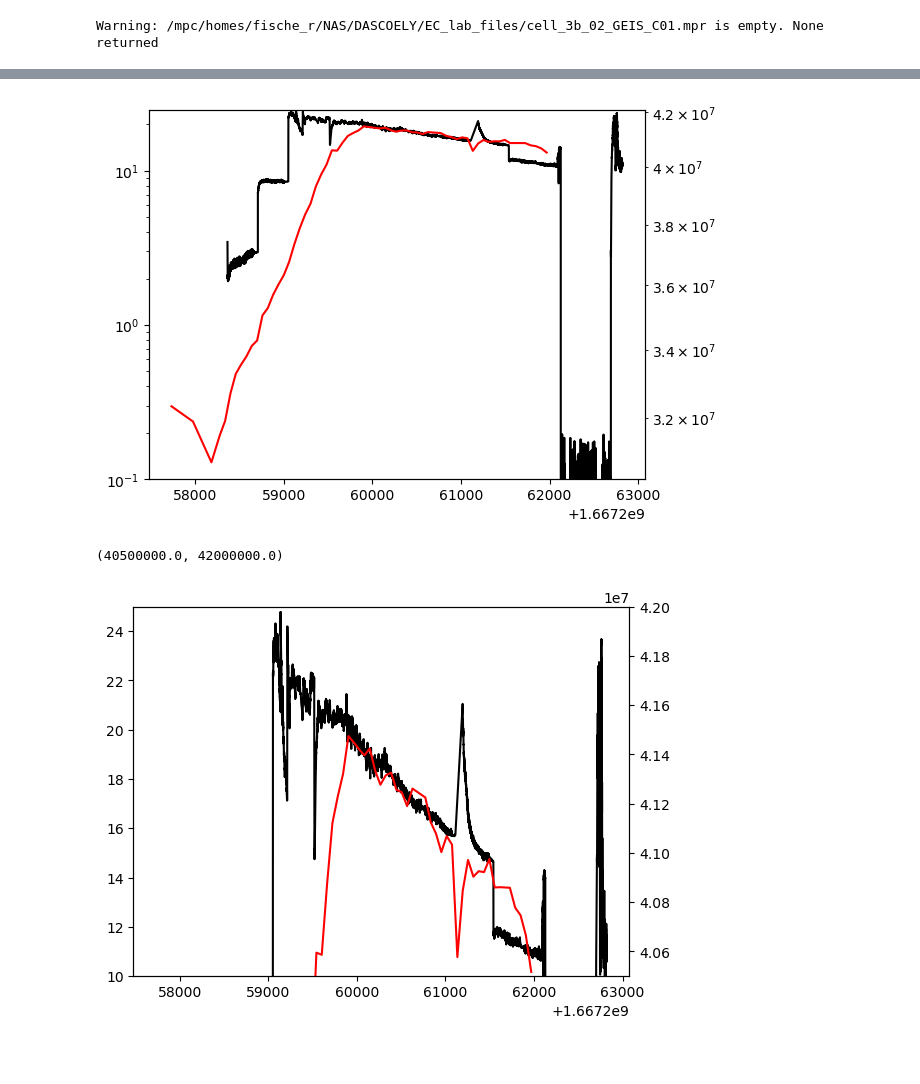
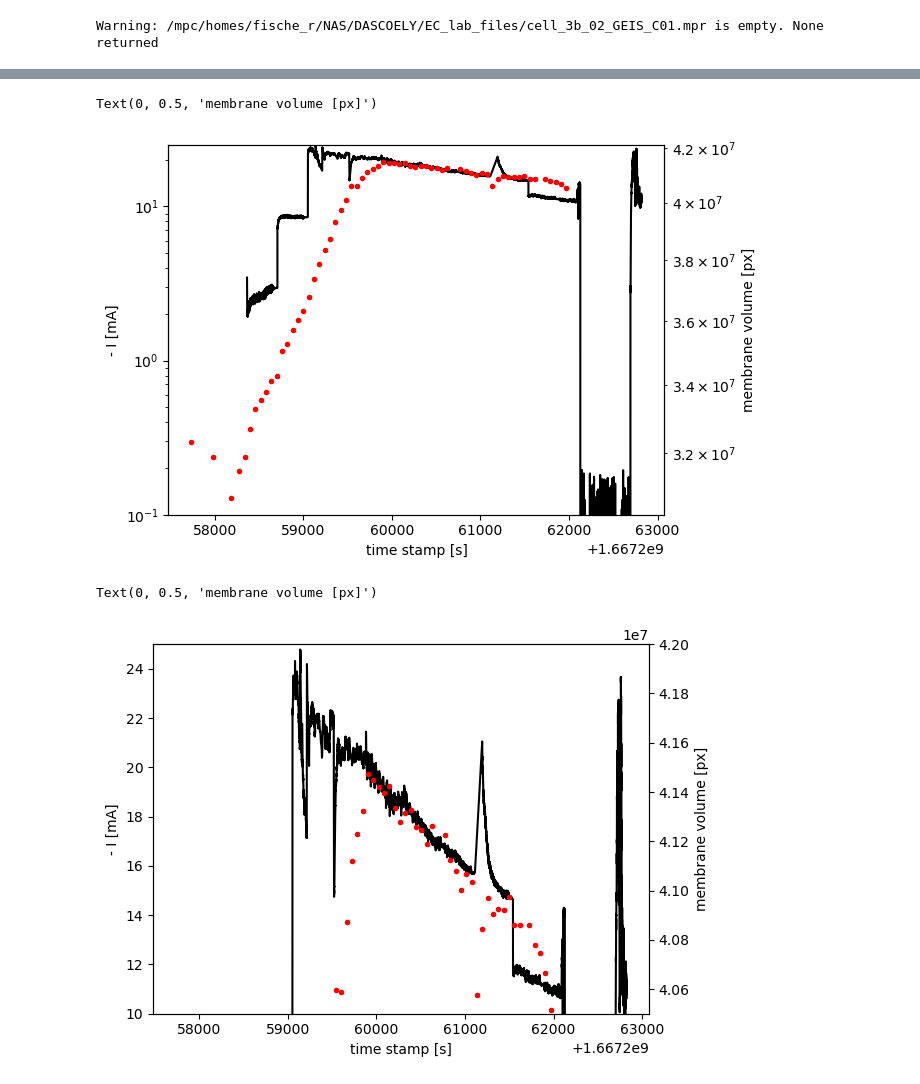
Before and after one commit to Pescatore23/co2ely-tomcat, a Jupyter notebook: data_analysis/04c_ML_membrane_analysis.ipynb, the cells around one changed output, grey strips where cells are left out. Cells and saved outputs as stored; diff of their text form; code cells hidden in the pictures; blank space fills up the shorter version.

```diff
--- a/data_analysis/04c_ML_membrane_analysis.ipynb
+++ b/data_analysis/04c_ML_membrane_analysis.ipynb
@@ -332,21 +507,28 @@ plt.plot(Qfun(t_utc_tomo), mem_vol_clean, '.')
 # %%
 fig, ax = plt.subplots()
 ax.plot(timestamps, -I, 'k')
 ax2 = ax.twinx()
-ax2.plot(t_utc_tomo, mem_vol_clean, 'r')
+ax2.plot(t_utc_tomo, mem_vol_clean, 'r.')
 ax.set_ylim(0.1,25)
 # ax2.set_ylim(4.05e7,4.2e7)
 ax.set_yscale('log')
 ax2.set_yscale('log')
+ax.set_xlabel('time stamp [s]')
+ax.set_ylabel('- I [mA]')
+ax2.set_ylabel('membrane volume [px]')
 # %% [output]
+Text(0, 0.5, 'membrane volume [px]')
-[figure, old version]
+[figure, new version]
 # %%
 fig, ax = plt.subplots()
 ax.plot(timestamps, -I, 'k')
 ax2 = ax.twinx()
-ax2.plot(t_utc_tomo, mem_vol_clean, 'r')
+ax2.plot(t_utc_tomo, mem_vol_clean, 'r.')
 ax.set_ylim(10,25)
 ax2.set_ylim(4.05e7,4.2e7)
+ax.set_xlabel('time stamp [s]')
+ax.set_ylabel('- I [mA]')
+ax2.set_ylabel('membrane volume [px]')
 # %% [output]
-(40500000.0, 42000000.0)
+Text(0, 0.5, 'membrane volume [px]')
-[figure, old version]
+[figure, new version]
```
Also changed, not shown: parts of 26 cells of this notebook, 2 other files.
